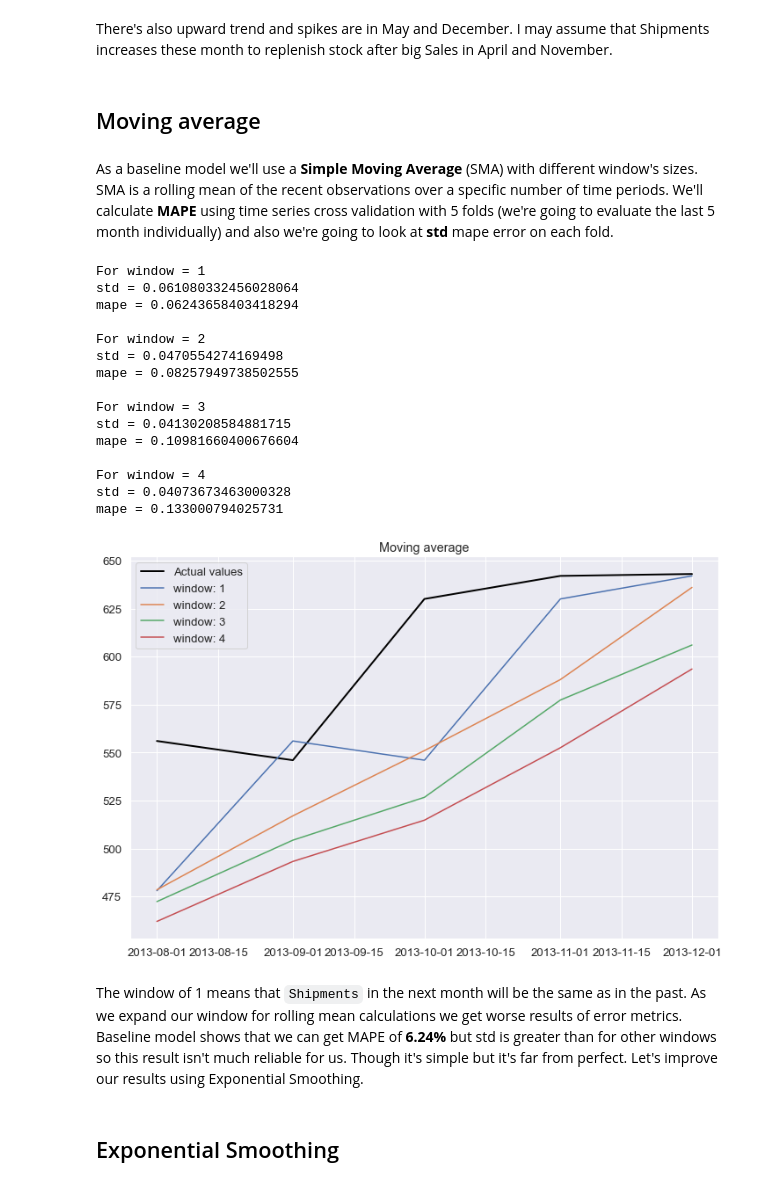
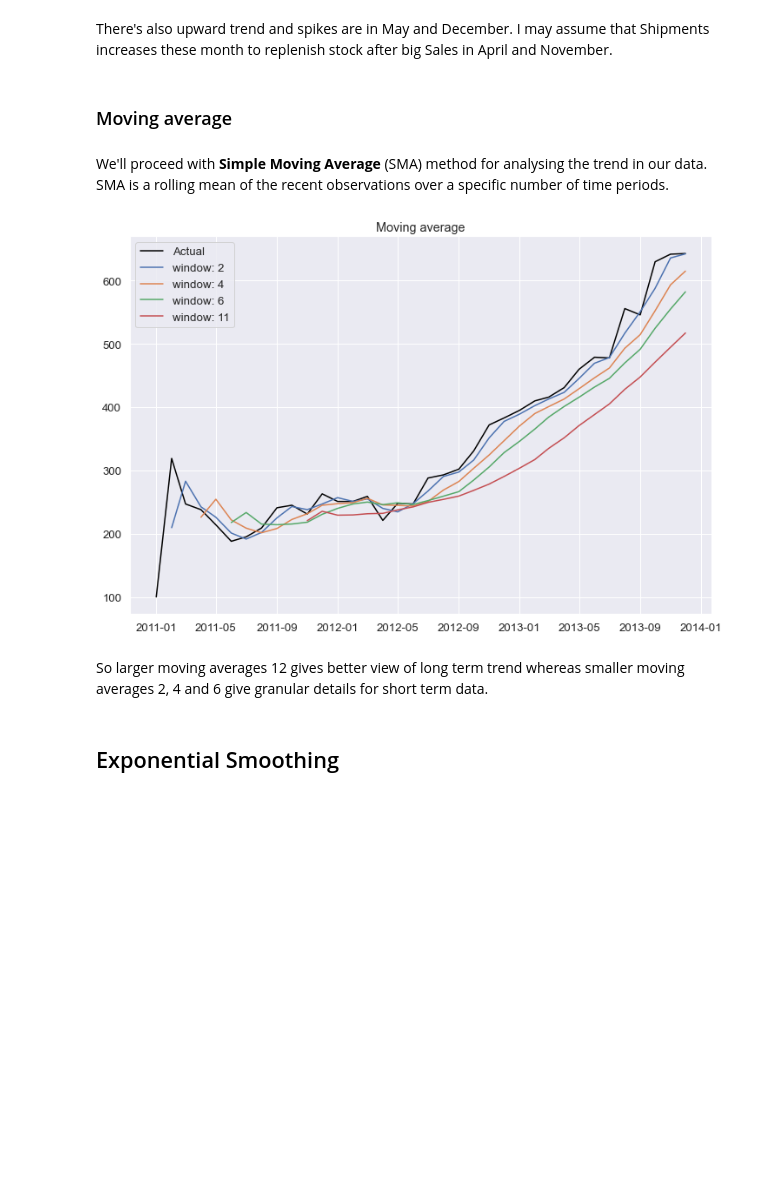
Before and after one commit to Dosann/Time-series-forecast, a Jupyter notebook: shipment_forecast.ipynb, the cells around one changed output. Cells and saved outputs as stored; diff of their text form; code cells hidden in the pictures; blank space fills up the shorter version.

```diff
--- a/shipment_forecast.ipynb
+++ b/shipment_forecast.ipynb
@@ -183,6 +183,6 @@ plt.show()
 # %% [markdown]
 There's also upward trend and spikes are in May and December. I may assume that Shipments increases these month to replenish stock after big Sales in April and November.
 # %% [markdown]
-## Moving average
+### Moving average
 # %% [markdown]
-As a baseline model we'll use a **Simple Moving Average** (SMA) with different window's sizes. SMA is a rolling mean of the recent observations over a specific number of time periods. We'll calculate **MAPE** using time series cross validation with 5 folds (we're going to evaluate the last 5 month individually) and also we're going to look at **std** mape error on each fold.
+We'll proceed with **Simple Moving Average** (SMA) method for analysing the trend in our data. SMA is a rolling mean of the recent observations over a specific number of time periods.
@@ -211,39 +189,19 @@ def ma():
-# %%
-window_sizes = [1, 2, 3, 4]
-plt.figure(figsize=(12,8))
-plt.title('Moving average')
-plt.plot(data.Shipments[-5:], label='Actual values', color='black', linewidth=2)
-
-for window in window_sizes:
-    print(f'For window = {window}')
-    eval_results = ma()
-    mape_error = eval_results['mape']
-    predicted_values = eval_results['predicted']
-    print(f'mape = {mape_error}\n')
-    plt.plot(data.Shipments[-5:].index, predicted_values, label=f'window: {window}')
-
-
-plt.legend(loc='best')
-plt.show()
-# %% [output]
-For window = 1
-std = 0.061080332456028064
-mape = 0.06243658403418294
-
-For window = 2
-std = 0.0470554274169498
-mape = 0.08257949738502555
-
-For window = 3
-std = 0.04130208584881715
-mape = 0.10981660400676604
-
-For window = 4
-std = 0.04073673463000328
-mape = 0.133000794025731
-[figure, removed]
-# %% [markdown]
-The window of 1 means that `Shipments` in the next month will be the same as in the past. As we expand our window for rolling mean calculations we get worse results of error metrics. Baseline model shows that we can get MAPE of **6.24%** but std is greater than for other windows so this result isn't much reliable for us. Though it's simple but it's far from perfect. Let's improve our results using Exponential Smoothing.
+# %%
+window_sizes = [2, 4, 6, 11]
+plt.figure(figsize=(12,8))
+plt.title('Moving average')
+plt.plot(data.Shipments, label='Actual', color='black')
+
+for window in window_sizes:
+    rolling_mean = data.Shipments.rolling(window=window).mean()
+    plt.plot(data.Shipments.index, rolling_mean, label=f'window: {window}')
+
+plt.legend(loc='best')
+plt.show()
+# %% [output]
+[figure, added]
+# %% [markdown]
+So larger moving averages 12 gives better view of long term trend whereas smaller moving averages 2, 4 and 6 give granular details for short term data.
 # %% [markdown]
 ## Exponential Smoothing
 # %% [markdown]
```
Also changed, not shown: parts of 2 cells of this notebook.
